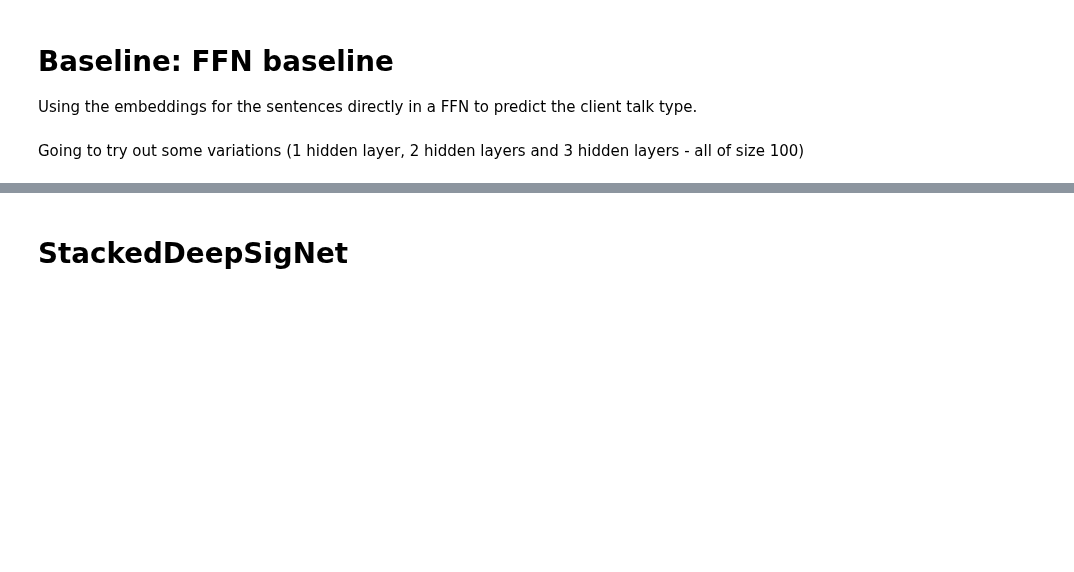
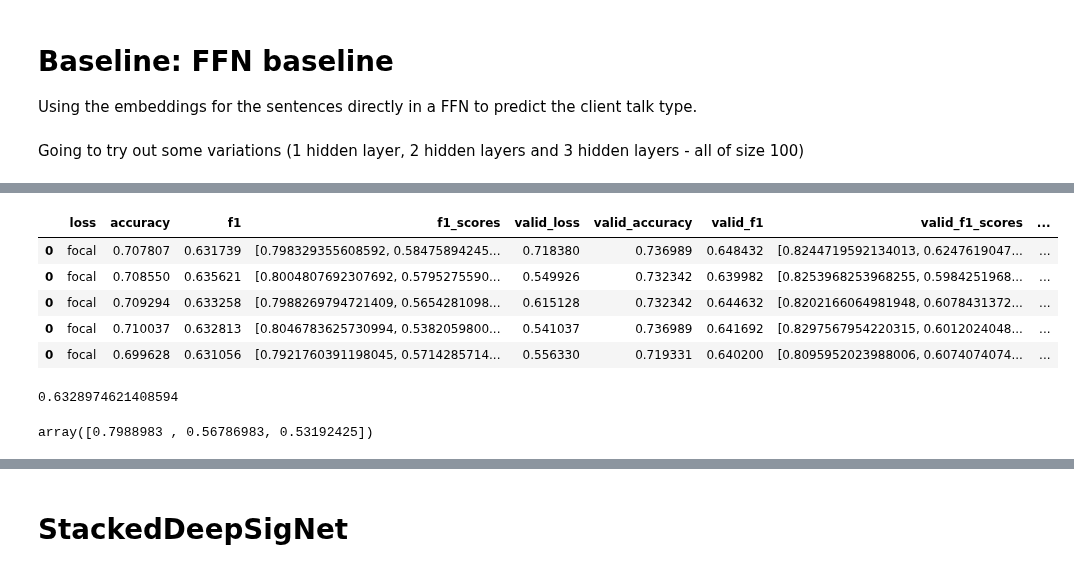
Before and after one commit to ttseriotou/sig-networks, a Jupyter notebook: notebooks/AnnoMI/anno_mi-client.ipynb, the cells around one changed output, grey strips where cells are left out. Cells and saved outputs as stored; diff of their text form; code cells hidden in the pictures; blank space fills up the shorter version.

```diff
--- a/notebooks/AnnoMI/anno_mi-client.ipynb
+++ b/notebooks/AnnoMI/anno_mi-client.ipynb
@@ -316,0 +423,17 @@ ffn_mean_history_kfold, best_valid_metric, extra_info = histories_baseline_hyper
+# %%
+best_ffn_mean_history
+# %% [output]
+|  | loss | accuracy | f1 | f1_scores | valid_loss | valid_accuracy | valid_f1 | valid_f1_scores | ... |
+| 0 | focal | 0.707807 | 0.631739 | [0.798329355608592, 0.58475894245... | 0.718380 | 0.736989 | 0.648432 | [0.8244719592134013, 0.6247619047... | ... |
+| 0 | focal | 0.708550 | 0.635621 | [0.8004807692307692, 0.5795275590... | 0.549926 | 0.732342 | 0.639982 | [0.8253968253968255, 0.5984251968... | ... |
+| 0 | focal | 0.709294 | 0.633258 | [0.7988269794721409, 0.5654281098... | 0.615128 | 0.732342 | 0.644632 | [0.8202166064981948, 0.6078431372... | ... |
+| 0 | focal | 0.710037 | 0.632813 | [0.8046783625730994, 0.5382059800... | 0.541037 | 0.736989 | 0.641692 | [0.8297567954220315, 0.6012024048... | ... |
+| 0 | focal | 0.699628 | 0.631056 | [0.7921760391198045, 0.5714285714... | 0.556330 | 0.719331 | 0.640200 | [0.8095952023988006, 0.6074074074... | ... |
+# %%
+best_ffn_mean_history["f1"].mean()
+# %% [output]
+0.6328974621408594
+# %%
+np.stack(best_ffn_mean_history["f1_scores"]).mean(axis=0)
+# %% [output]
+array([0.7988983 , 0.56786983, 0.53192425])
```
Also changed, not shown: parts of 92 cells of this notebook, 4 other files.
